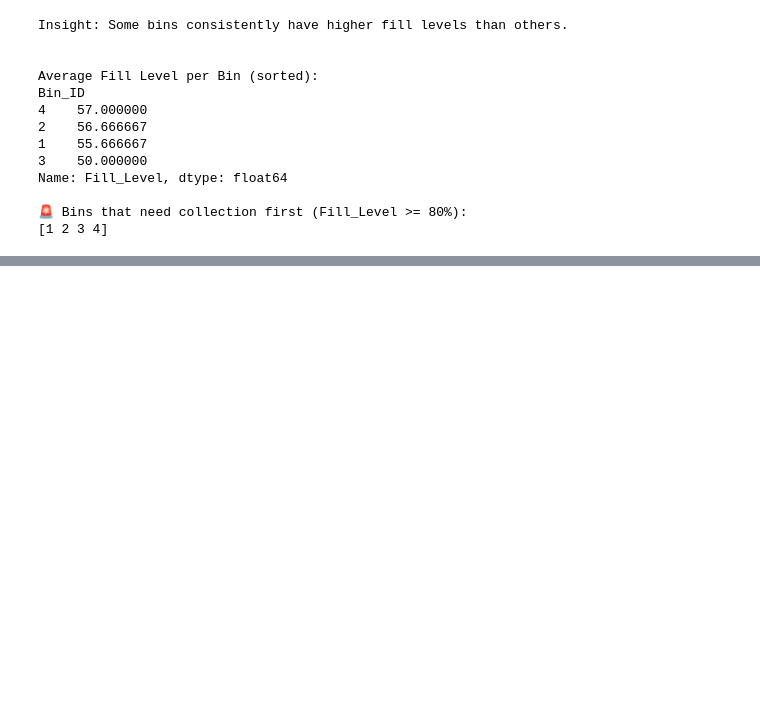
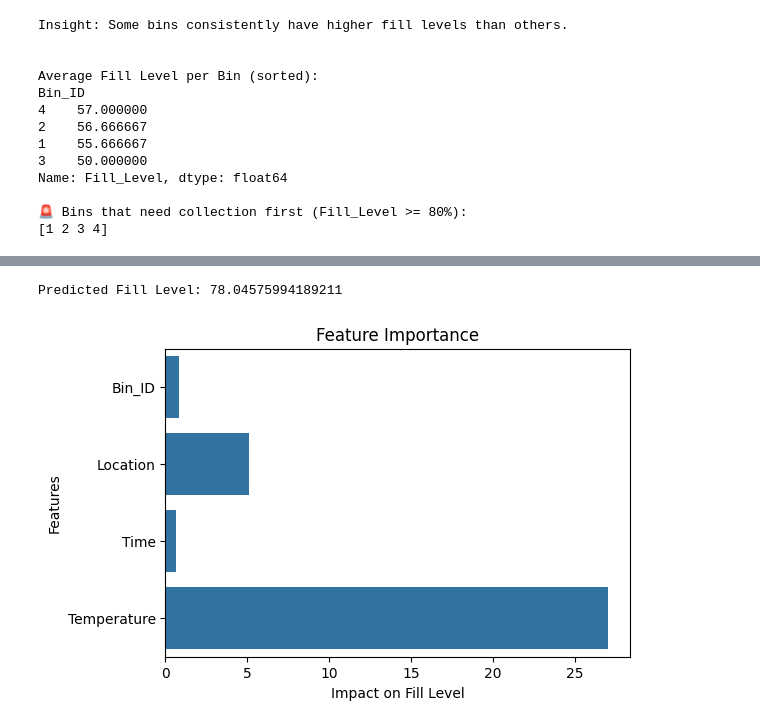
Before and after one commit to LamaAttar/project, a Jupyter notebook: Smart_Waste_Management.ipynb, the cells around one changed output, grey strips where cells are left out. Drawn from its saved outputs; the diff is of its cells as text; code cells hidden in the pictures; blank space fills up the shorter version.

```diff
--- a/Smart_Waste_Management.ipynb
+++ b/Smart_Waste_Management.ipynb
@@ -123,0 +217,28 @@ Name: Fill_Level, dtype: float64
+# %%
+sample_df = pd.DataFrame({
+    "Bin_ID": [1],
+    "Location": [0],
+    "Time": [2],
+    "Temperature": [27]
+})
+
+sample_scaled = scaler.transform(sample_df)
+prediction = model.predict(sample_scaled)
+
+print("\nPredicted Fill Level:", prediction[0])
+# %% [output]
+Predicted Fill Level: 78.04575994189211
+# %%
+# Feature Importance
+importance = model.coef_
+
+features = X.columns
+
+plt.figure(figsize=(6,4))
+sns.barplot(x=importance, y=features)
+plt.title("Feature Importance")
+plt.xlabel("Impact on Fill Level")
+plt.ylabel("Features")
+plt.show()
+# %% [output]
+[figure, added]
```
Also changed, not shown: parts of 7 cells of this notebook.
